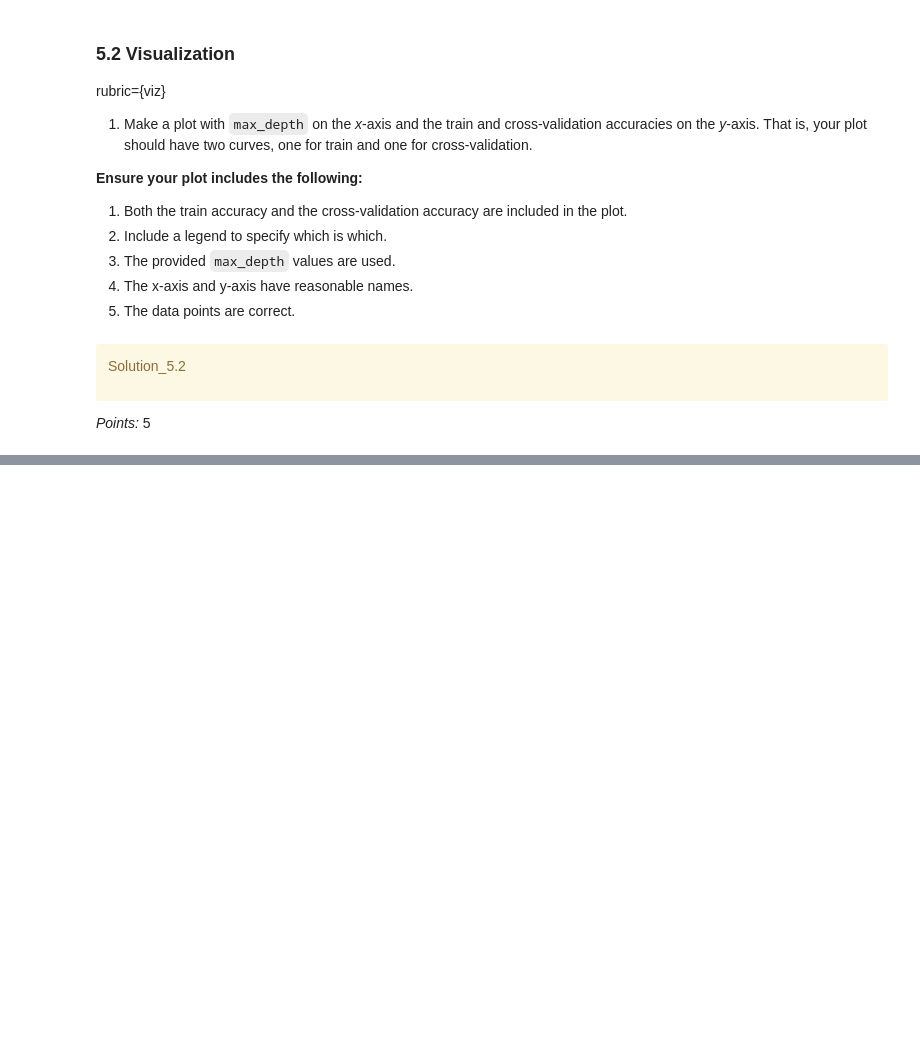
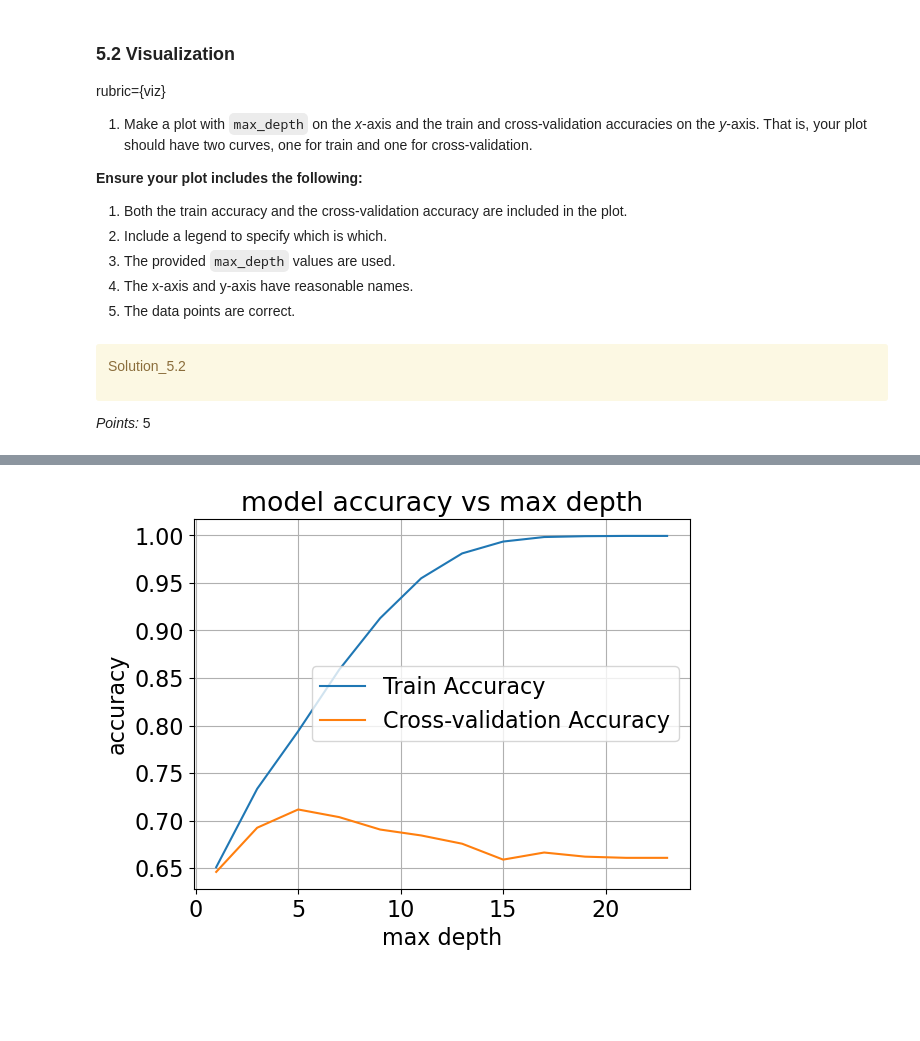
Before and after one commit to kijookijoo/330-hw2, a Jupyter notebook: hw2.ipynb, the cells around one changed output, grey strips where cells are left out. Cells and saved outputs as stored; diff of their text form; code cells hidden in the pictures; blank space fills up the shorter version.

```diff
--- a/hw2.ipynb
+++ b/hw2.ipynb
@@ -1079,0 +1052,16 @@ results_df = None
+# %%
+depths = np.arange(1, 25, 2)
+scores = []
+
+for i in range(len(depths)):
+    dtc = DecisionTreeClassifier(max_depth = depths[i], random_state=123)
+    cv_results = cross_validate(dtc, X_train,y_train, cv=10, return_train_score=True)
+    scores.append({
+        "max_depth": depths[i],
+        "train_score": np.mean(cv_results["train_score"]),
+        "test_score": np.mean(cv_results["test_score"]),
+    })
+
+results_df = pd.DataFrame(scores)
+
+print(results_df)
@@ -1113,3 +1147,17 @@ _Points:_ 5
+# %%
+plt.plot(results_df["max_depth"], results_df["train_score"], label="Train Accuracy")
+plt.plot(results_df["max_depth"], results_df["test_score"], label="Cross-validation Accuracy")
+
+plt.xlabel("max depth")
+plt.ylabel("accuracy")
+plt.title("model accuracy vs max depth")
+
+plt.legend()
+plt.grid(True)
+
+plt.show()
+# %% [output]
+[figure, added]
 # %% [markdown]
 <!-- END QUESTION -->
 
```
Also changed, not shown: parts of 31 cells of this notebook, 1 other file.
